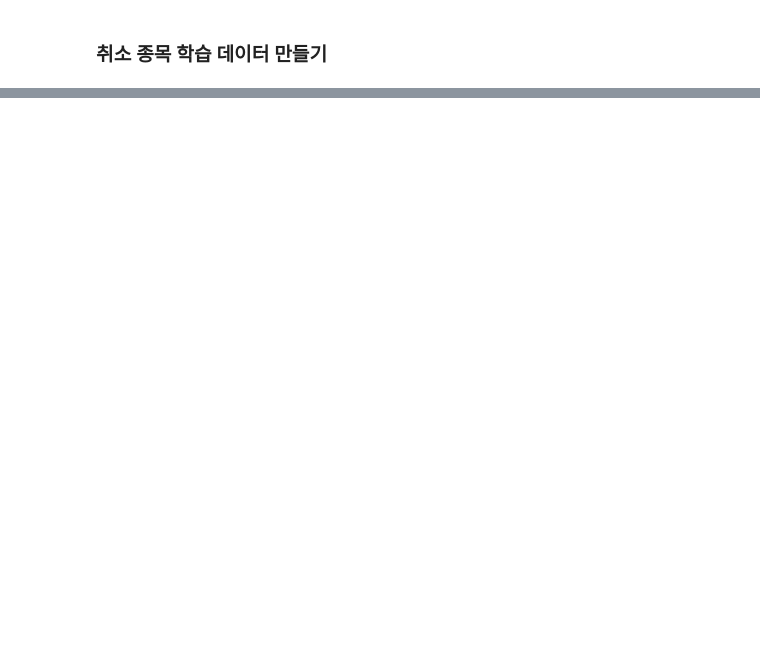
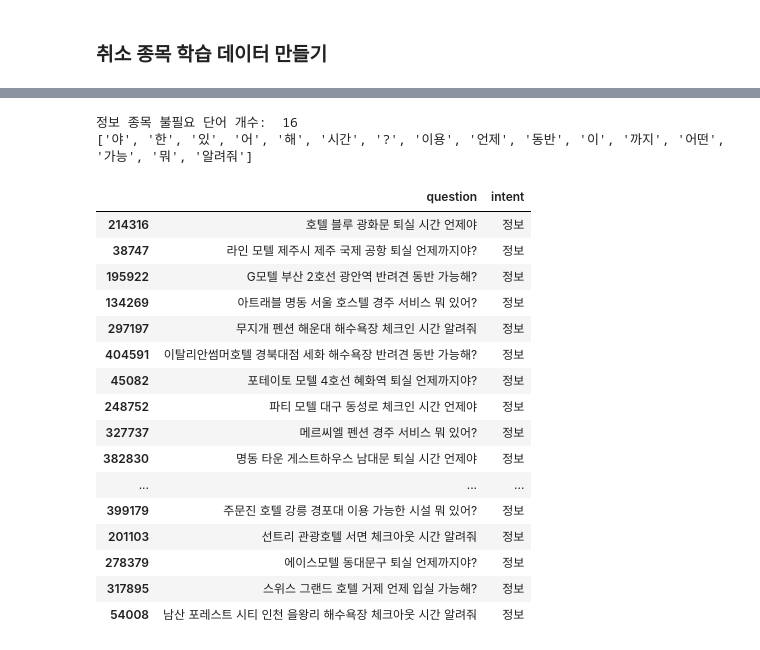
Before and after one commit to changyong93/Natural-language-processing-with-chat-bot, a Jupyter notebook: 챗봇_모델_학습(hotel_ver).ipynb, the cells around one changed output, grey strips where cells are left out. Drawn from its saved outputs; the diff is of its cells as text; code cells hidden in the pictures; blank space fills up the shorter version.

```diff
--- a/챗봇_모델_학습(hotel_ver).ipynb
+++ b/챗봇_모델_학습(hotel_ver).ipynb
@@ -803,0 +970,2 @@ chang_df.sample(20)
+# %%
+question = question_generator(reservation_number_list)
@@ -803,0 +1095,6 @@ chang_df.sample(20)
+# %%
+question = question_generator(hotel_list_selected,location_list)
+# %%
+question = shuffle(question)
+information = question.copy()
+len(information)
@@ -803,0 +1145,30 @@ chang_df.sample(20)
+# %%
+stopwords = ["신라스테이","광화문","서울","체크","인","입실","체크아웃","퇴실","시설","반려","견","서비스","활동"]
+information_stopwords_list = list(set(word for tokens in tokenized_test_result for word in tokens if word not in stopwords))
+print("정보 종목 불필요 단어 개수: ",len(information_stopwords_list))
+print(information_stopwords_list)
+# %% [output]
+정보 종목 불필요 단어 개수:  16
+['야', '한', '있', '어', '해', '시간', '?', '이용', '언제', '동반', '이', '까지', '어떤', '가능', '뭐', '알려줘']
+# %%
+information_data = {"question" : information, "intent" : "정보"}
+information_df = pd.DataFrame(information_data, columns = ["question","intent"])
+information_df.sample(20)
+# %% [output]
+|  | question | intent |
+| 214316 | 호텔 블루 광화문 퇴실 시간 언제야 | 정보 |
+| 38747 | 라인 모텔 제주시 제주 국제 공항 퇴실 언제까지야? | 정보 |
+| 195922 | G모텔 부산 2호선 광안역 반려견 동반 가능해? | 정보 |
+| 134269 | 아트래블 명동 서울 호스텔 경주 서비스 뭐 있어? | 정보 |
+| 297197 | 무지개 펜션 해운대 해수욕장 체크인 시간 알려줘 | 정보 |
+| 404591 | 이탈리안썸머호텔 경북대점 세화 해수욕장 반려견 동반 가능해? | 정보 |
+| 45082 | 포테이토 모텔 4호선 혜화역 퇴실 언제까지야? | 정보 |
+| 248752 | 파티 모텔 대구 동성로 체크인 시간 언제야 | 정보 |
+| 327737 | 메르씨엘 펜션 경주 서비스 뭐 있어? | 정보 |
+| 382830 | 명동 타운 게스트하우스 남대문 퇴실 시간 언제야 | 정보 |
+| ... | ... | ... |
+| 399179 | 주문진 호텔 강릉 경포대 이용 가능한 시설 뭐 있어? | 정보 |
+| 201103 | 선트리 관광호텔 서면 체크아웃 시간 알려줘 | 정보 |
+| 278379 | 에이스모텔 동대문구 퇴실 언제까지야? | 정보 |
+| 317895 | 스위스 그랜드 호텔 거제 언제 입실 가능해? | 정보 |
+| 54008 | 남산 포레스트 시티 인천 을왕리 해수욕장 체크아웃 시간 알려줘 | 정보 |
```
Also changed, not shown: parts of 44 cells of this notebook.
